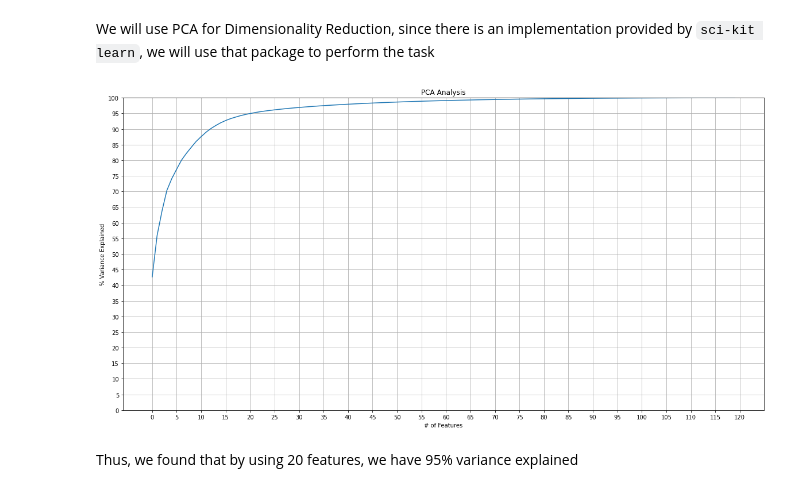
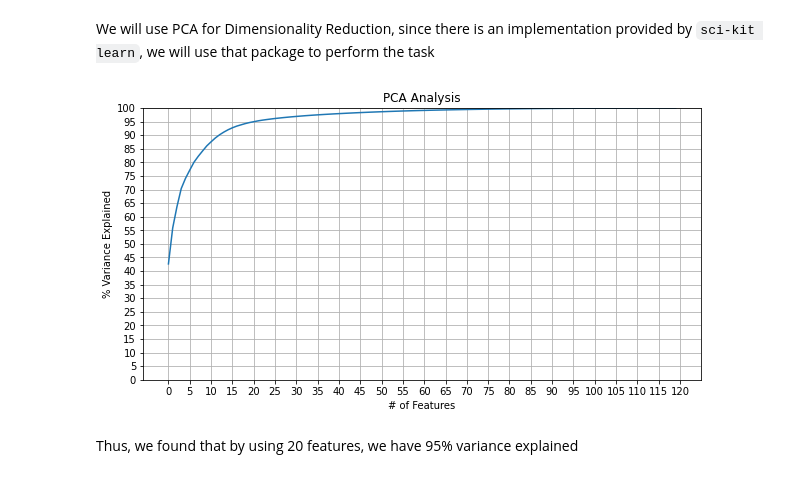
Before and after one commit to JumjieYang/COVID19-ML, a Jupyter notebook: visualize.ipynb, the cells around one changed output. Drawn from its saved outputs; the diff is of its cells as text; code cells hidden in the pictures.

Commit message:
reformat graphs

```diff
--- a/visualize.ipynb
+++ b/visualize.ipynb
@@ -47,21 +47,21 @@ We will use PCA for Dimensionality Reduction, since there is an implementation p
 # %%
 pca = PCA(n_components=120)
 pca.fit(data)
 variance = pca.explained_variance_ratio_
 var = np.cumsum(variance*100)
-plt.figure(figsize=(20,10))
+plt.figure(figsize=(10,5))
 plt.ylabel('% Variance Explained')
 plt.xlabel('# of Features')
 plt.title('PCA Analysis')
 plt.ylim(0,100)
 x = range(0,121,5)
 y = range(0,101,5)
 plt.grid()
 plt.plot(var)
 plt.yticks(y)
 plt.xticks(x)
 plt.show()
 # %% [output]
-[figure, old version]
+[figure, new version]
 # %% [markdown]
 Thus, we found that by using 20 features, we have 95% variance explained
```
Also changed, not shown: parts of 5 cells of this notebook.
